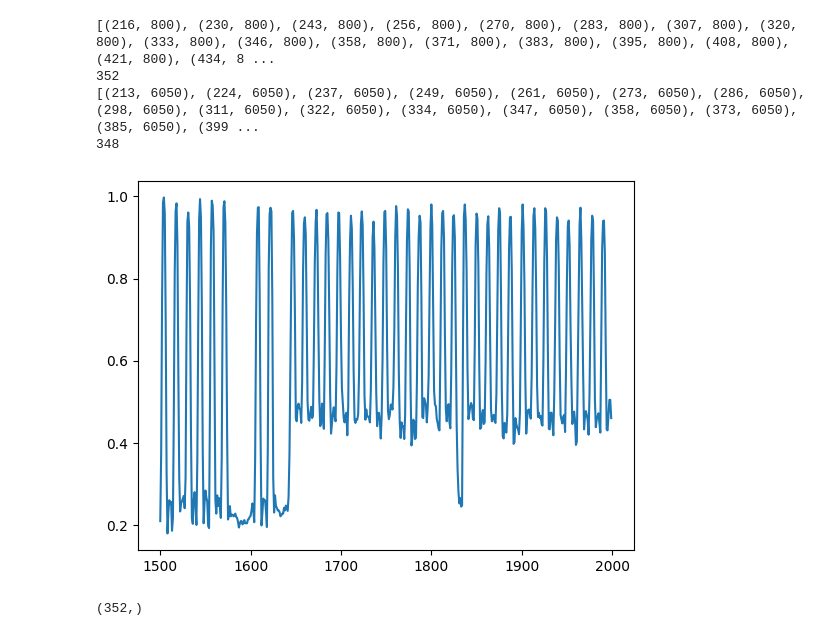
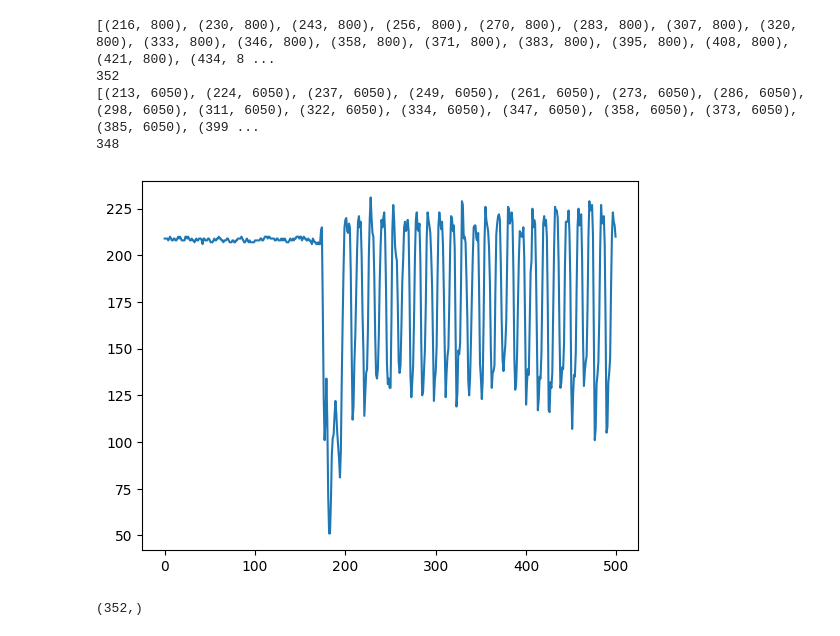
Before and after one commit to GabrielVandersippe/cern-cablage, a Jupyter notebook: lucas.ipynb, the cells around one changed output. Cells and saved outputs as stored; diff of their text form; code cells hidden in the pictures.

```diff
--- a/lucas.ipynb
+++ b/lucas.ipynb
@@ -437,11 +437,12 @@ def wires (image, column_left) :
         result[i] = image[i,column_left].sum()/(255*3)
     return (result)
 # %%
-result = wires(image, 800)
-plt.plot(np.arange(image.shape[0])[1500:2000], result[1500:2000])
+image = cv2.imread('ModulePictures/P1018_20UPGM23211497_AfterWirebonding.jpg')
+grey = cv2.cvtColor(image, cv2.COLOR_BGR2GRAY)
+plt.plot(np.arange(grey.shape[0])[:500], grey[:500, 6140])
 plt.show()
 # %% [output]
-[figure, old version]
+[figure, new version]
 # %%
 import scipy
 import scipy.signal
```
Also changed, not shown: parts of 3 cells of this notebook.
